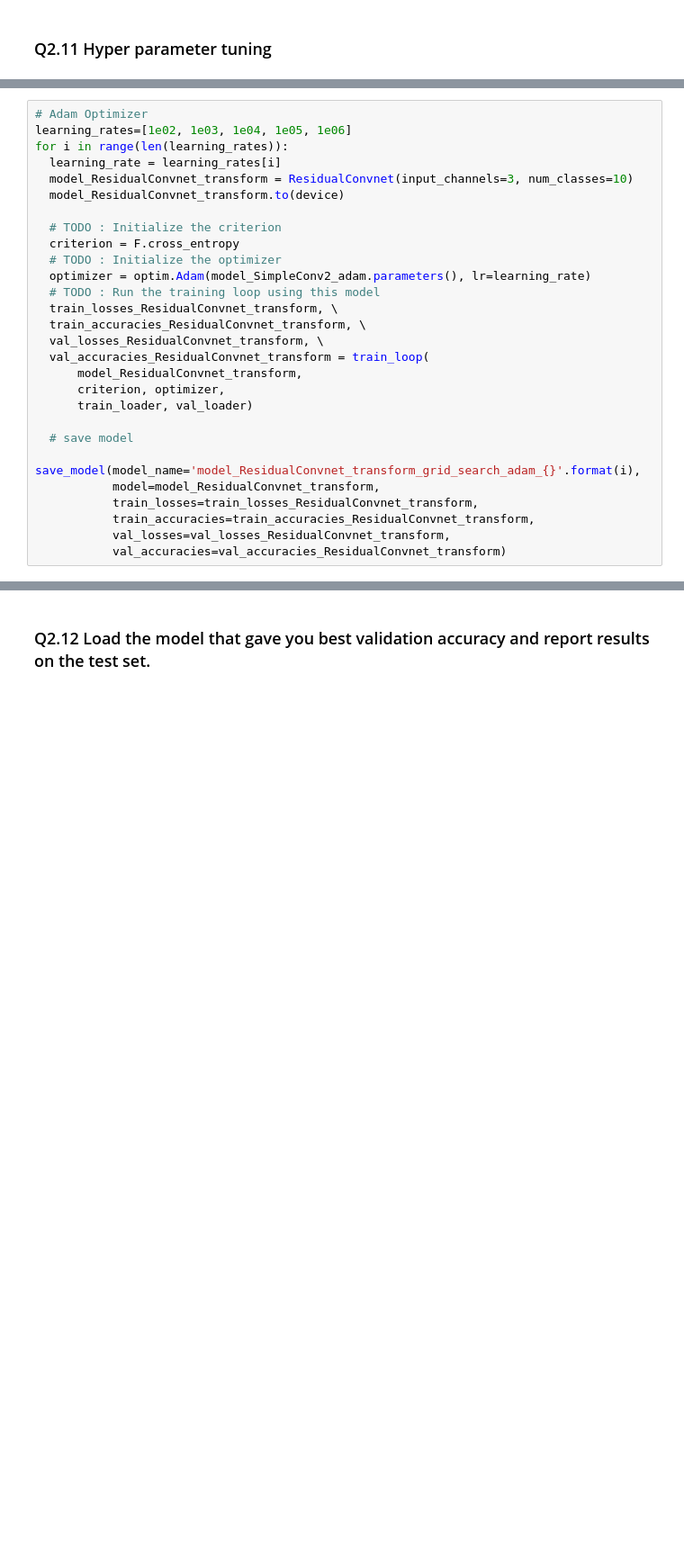
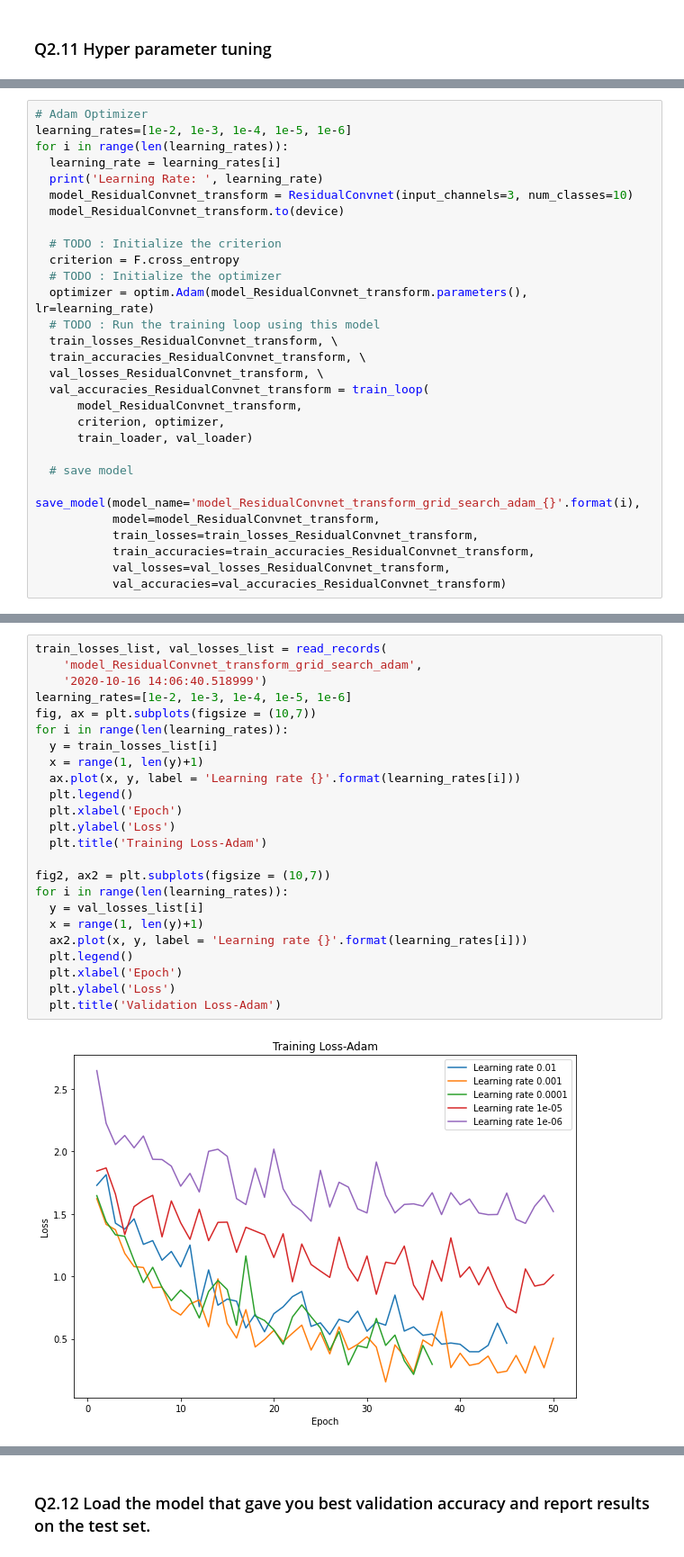
Before and after one commit to ZichangYe/NBA-Analytics, a Jupyter notebook: Q2_11.ipynb, the cells around one changed output, grey strips where cells are left out. Shown at 90% size. Cells and saved outputs as stored; diff of their text form; blank space fills up the shorter version.

```diff
--- a/Q2_11.ipynb
+++ b/Q2_11.ipynb
@@ -1337,15 +1388,16 @@ for i in range(len(learning_rates)):
 # %%
 # Adam Optimizer
-learning_rates=[1e02, 1e03, 1e04, 1e05, 1e06]
+learning_rates=[1e-2, 1e-3, 1e-4, 1e-5, 1e-6]
 for i in range(len(learning_rates)):
   learning_rate = learning_rates[i]
+  print('Learning Rate: ', learning_rate)
   model_ResidualConvnet_transform = ResidualConvnet(input_channels=3, num_classes=10)
   model_ResidualConvnet_transform.to(device)
 
   # TODO : Initialize the criterion
   criterion = F.cross_entropy
   # TODO : Initialize the optimizer
-  optimizer = optim.Adam(model_SimpleConv2_adam.parameters(), lr=learning_rate)
+  optimizer = optim.Adam(model_ResidualConvnet_transform.parameters(), lr=learning_rate)
   # TODO : Run the training loop using this model
   train_losses_ResidualConvnet_transform, \
   train_accuracies_ResidualConvnet_transform, \
@@ -1364,0 +1435,26 @@ for i in range(len(learning_rates)):
+# %%
+train_losses_list, val_losses_list = read_records(
+    'model_ResidualConvnet_transform_grid_search_adam',
+    '2020-10-16 14:06:40.518999')
+learning_rates=[1e-2, 1e-3, 1e-4, 1e-5, 1e-6]
+fig, ax = plt.subplots(figsize = (10,7))
+for i in range(len(learning_rates)):
+  y = train_losses_list[i]
+  x = range(1, len(y)+1)
+  ax.plot(x, y, label = 'Learning rate {}'.format(learning_rates[i]))
+  plt.legend()
+  plt.xlabel('Epoch')
+  plt.ylabel('Loss')
+  plt.title('Training Loss-Adam')
+
+fig2, ax2 = plt.subplots(figsize = (10,7))
+for i in range(len(learning_rates)):
+  y = val_losses_list[i]
+  x = range(1, len(y)+1)
+  ax2.plot(x, y, label = 'Learning rate {}'.format(learning_rates[i]))
+  plt.legend()
+  plt.xlabel('Epoch')
+  plt.ylabel('Loss')
+  plt.title('Validation Loss-Adam')
+# %% [output]
+[figure, added]
```
Also changed, not shown: parts of 9 cells of this notebook.
